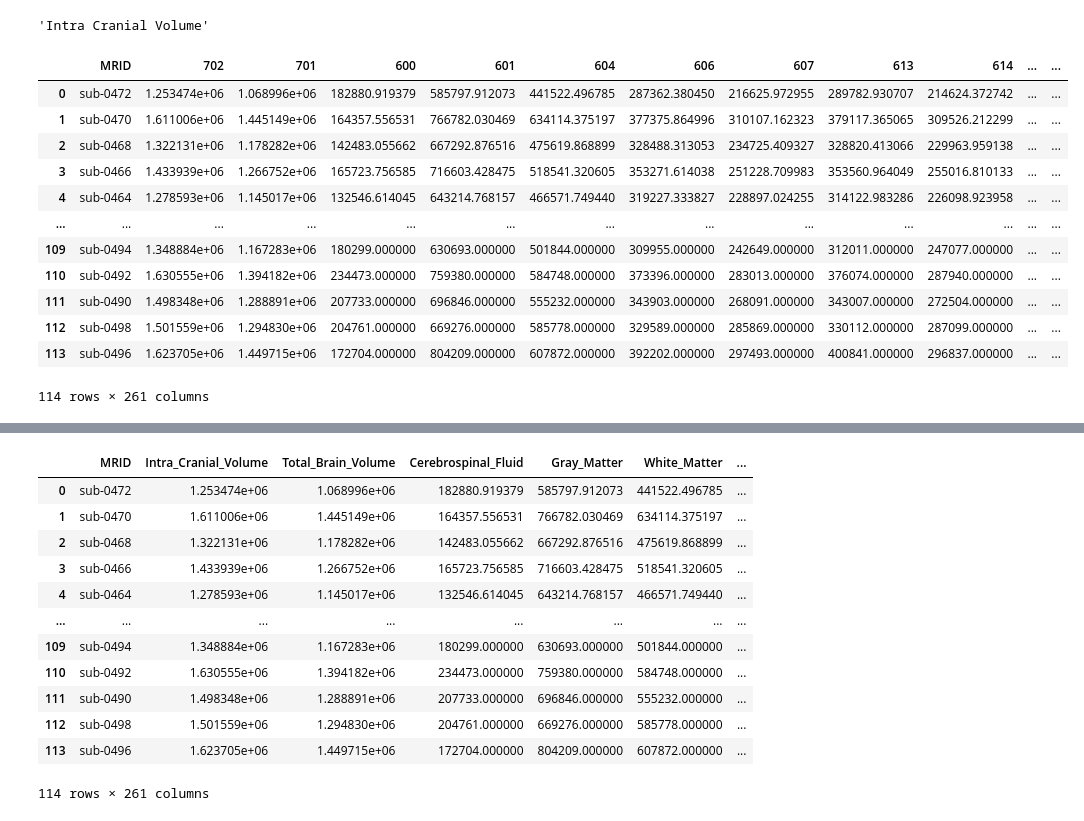
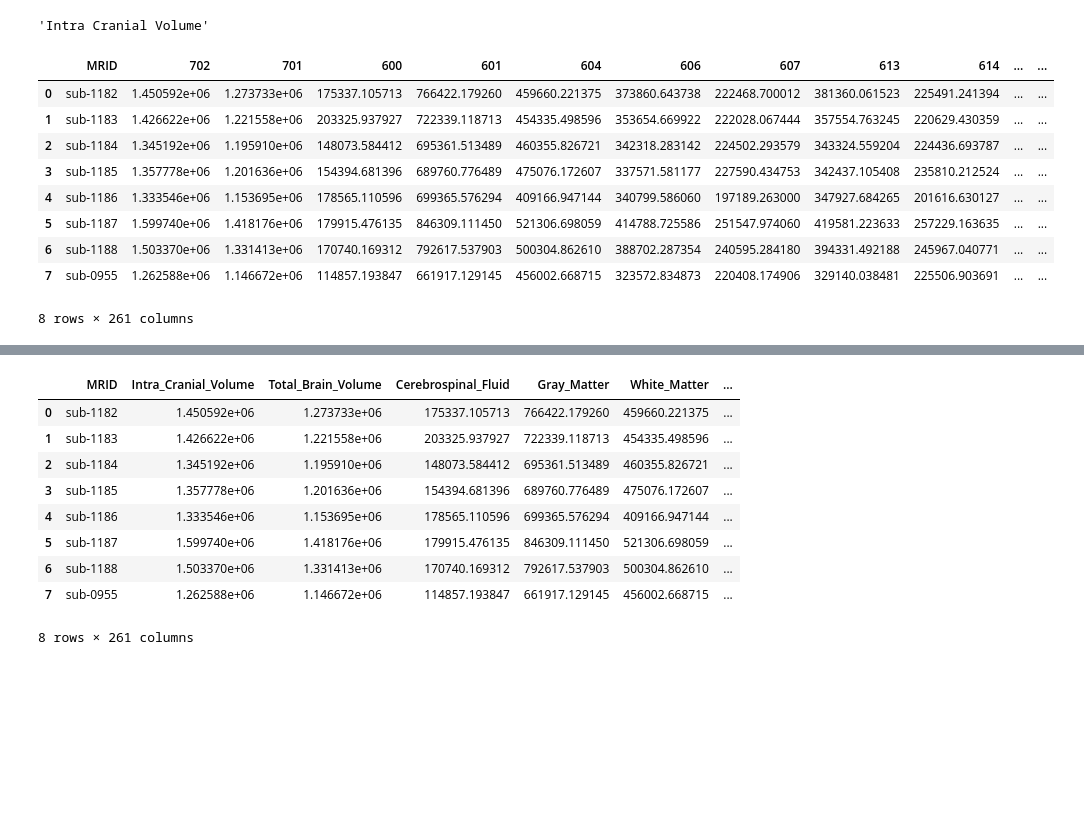
Before and after one commit to A-Cronnex/MRI-Project-2025, a Jupyter notebook: CONVERT_HEADERS_TO_ROIs.ipynb, the cells around one changed output, grey strips where cells are left out. Cells and saved outputs as stored; diff of their text form; code cells hidden in the pictures; blank space fills up the shorter version.

```diff
--- a/CONVERT_HEADERS_TO_ROIs.ipynb
+++ b/CONVERT_HEADERS_TO_ROIs.ipynb
@@ -10,27 +10,24 @@ ROI['702']['Full_Name']
 # %%
 import pandas as pd
 # %%
-dlmuse_row = pd.read_csv("./mdd_headers.csv") #Aqui tienen que reemplazar esta ruta por la ruta en la que descargaron el CSV generado de la plataforma
+dlmuse_row = pd.read_csv("./DLMUSE_Volumes.csv") #Aqui tienen que reemplazar esta ruta por la ruta en la que descargaron el CSV generado de la plataforma
 #dlmuse_row.drop(dlmuse_row.columns[0], axis=1, inplace=True)
-dlmuse_row.drop(dlmuse_row.columns[len(dlmuse_row.columns)-1], axis=1, inplace=True) #agregar diagnostico
-dlmuse_row.drop(dlmuse_row.columns[len(dlmuse_row.columns)-1], axis=1, inplace=True) #agregar diagnostico
+#dlmuse_row.drop(dlmuse_row.columns[len(dlmuse_row.columns)-1], axis=1, inplace=True) #agregar diagnostico
+#dlmuse_row.drop(dlmuse_row.columns[len(dlmuse_row.columns)-1], axis=1, inplace=True) #agregar diagnostico
 
 
 dlmuse_row
 # %% [output]
 |  | MRID | 702 | 701 | 600 | 601 | 604 | 606 | 607 | 613 | 614 | ... | ... |
-| 0 | sub-0472 | 1.253474e+06 | 1.068996e+06 | 182880.919379 | 585797.912073 | 441522.496785 | 287362.380450 | 216625.972955 | 289782.930707 | 214624.372742 | ... | ... |
-| 1 | sub-0470 | 1.611006e+06 | 1.445149e+06 | 164357.556531 | 766782.030469 | 634114.375197 | 377375.864996 | 310107.162323 | 379117.365065 | 309526.212299 | ... | ... |
-| 2 | sub-0468 | 1.322131e+06 | 1.178282e+06 | 142483.055662 | 667292.876516 | 475619.868899 | 328488.313053 | 234725.409327 | 328820.413066 | 229963.959138 | ... | ... |
-| 3 | sub-0466 | 1.433939e+06 | 1.266752e+06 | 165723.756585 | 716603.428475 | 518541.320605 | 353271.614038 | 251228.709983 | 353560.964049 | 255016.810133 | ... | ... |
-| 4 | sub-0464 | 1.278593e+06 | 1.145017e+06 | 132546.614045 | 643214.768157 | 466571.749440 | 319227.333827 | 228897.024255 | 314122.983286 | 226098.923958 | ... | ... |
-| ... | ... | ... | ... | ... | ... | ... | ... | ... | ... | ... | ... | ... |
-| 109 | sub-0494 | 1.348884e+06 | 1.167283e+06 | 180299.000000 | 630693.000000 | 501844.000000 | 309955.000000 | 242649.000000 | 312011.000000 | 247077.000000 | ... | ... |
-| 110 | sub-0492 | 1.630555e+06 | 1.394182e+06 | 234473.000000 | 759380.000000 | 584748.000000 | 373396.000000 | 283013.000000 | 376074.000000 | 287940.000000 | ... | ... |
-| 111 | sub-0490 | 1.498348e+06 | 1.288891e+06 | 207733.000000 | 696846.000000 | 555232.000000 | 343903.000000 | 268091.000000 | 343007.000000 | 272504.000000 | ... | ... |
-| 112 | sub-0498 | 1.501559e+06 | 1.294830e+06 | 204761.000000 | 669276.000000 | 585778.000000 | 329589.000000 | 285869.000000 | 330112.000000 | 287099.000000 | ... | ... |
-| 113 | sub-0496 | 1.623705e+06 | 1.449715e+06 | 172704.000000 | 804209.000000 | 607872.000000 | 392202.000000 | 297493.000000 | 400841.000000 | 296837.000000 | ... | ... |
+| 0 | sub-1182 | 1.450592e+06 | 1.273733e+06 | 175337.105713 | 766422.179260 | 459660.221375 | 373860.643738 | 222468.700012 | 381360.061523 | 225491.241394 | ... | ... |
+| 1 | sub-1183 | 1.426622e+06 | 1.221558e+06 | 203325.937927 | 722339.118713 | 454335.498596 | 353654.669922 | 222028.067444 | 357554.763245 | 220629.430359 | ... | ... |
+| 2 | sub-1184 | 1.345192e+06 | 1.195910e+06 | 148073.584412 | 695361.513489 | 460355.826721 | 342318.283142 | 224502.293579 | 343324.559204 | 224436.693787 | ... | ... |
+| 3 | sub-1185 | 1.357778e+06 | 1.201636e+06 | 154394.681396 | 689760.776489 | 475076.172607 | 337571.581177 | 227590.434753 | 342437.105408 | 235810.212524 | ... | ... |
+| 4 | sub-1186 | 1.333546e+06 | 1.153695e+06 | 178565.110596 | 699365.576294 | 409166.947144 | 340799.586060 | 197189.263000 | 347927.684265 | 201616.630127 | ... | ... |
+| 5 | sub-1187 | 1.599740e+06 | 1.418176e+06 | 179915.476135 | 846309.111450 | 521306.698059 | 414788.725586 | 251547.974060 | 419581.223633 | 257229.163635 | ... | ... |
+| 6 | sub-1188 | 1.503370e+06 | 1.331413e+06 | 170740.169312 | 792617.537903 | 500304.862610 | 388702.287354 | 240595.284180 | 394331.492188 | 245967.040771 | ... | ... |
+| 7 | sub-0955 | 1.262588e+06 | 1.146672e+06 | 114857.193847 | 661917.129145 | 456002.668715 | 323572.834873 | 220408.174906 | 329140.038481 | 225506.903691 | ... | ... |
-114 rows × 261 columns
+8 rows × 261 columns
 # %%
 
 #Aqui hay que reemplazar las columnas por sus nombres. Antes de correr el script, reemplacen el valor de recortar_value por el indice en el que se encuentra la cabecera 702. Esto puede variar
@@ -65,18 +62,15 @@ df_n = dlmuse_row.rename(columns = columns_n)
 df_n
 # %% [output]
 |  | MRID | Intra_Cranial_Volume | Total_Brain_Volume | Cerebrospinal_Fluid | Gray_Matter | White_Matter | ... |
-| 0 | sub-0472 | 1.253474e+06 | 1.068996e+06 | 182880.919379 | 585797.912073 | 441522.496785 | ... |
-| 1 | sub-0470 | 1.611006e+06 | 1.445149e+06 | 164357.556531 | 766782.030469 | 634114.375197 | ... |
-| 2 | sub-0468 | 1.322131e+06 | 1.178282e+06 | 142483.055662 | 667292.876516 | 475619.868899 | ... |
-| 3 | sub-0466 | 1.433939e+06 | 1.266752e+06 | 165723.756585 | 716603.428475 | 518541.320605 | ... |
-| 4 | sub-0464 | 1.278593e+06 | 1.145017e+06 | 132546.614045 | 643214.768157 | 466571.749440 | ... |
-| ... | ... | ... | ... | ... | ... | ... | ... |
-| 109 | sub-0494 | 1.348884e+06 | 1.167283e+06 | 180299.000000 | 630693.000000 | 501844.000000 | ... |
-| 110 | sub-0492 | 1.630555e+06 | 1.394182e+06 | 234473.000000 | 759380.000000 | 584748.000000 | ... |
-| 111 | sub-0490 | 1.498348e+06 | 1.288891e+06 | 207733.000000 | 696846.000000 | 555232.000000 | ... |
-| 112 | sub-0498 | 1.501559e+06 | 1.294830e+06 | 204761.000000 | 669276.000000 | 585778.000000 | ... |
-| 113 | sub-0496 | 1.623705e+06 | 1.449715e+06 | 172704.000000 | 804209.000000 | 607872.000000 | ... |
+| 0 | sub-1182 | 1.450592e+06 | 1.273733e+06 | 175337.105713 | 766422.179260 | 459660.221375 | ... |
+| 1 | sub-1183 | 1.426622e+06 | 1.221558e+06 | 203325.937927 | 722339.118713 | 454335.498596 | ... |
+| 2 | sub-1184 | 1.345192e+06 | 1.195910e+06 | 148073.584412 | 695361.513489 | 460355.826721 | ... |
+| 3 | sub-1185 | 1.357778e+06 | 1.201636e+06 | 154394.681396 | 689760.776489 | 475076.172607 | ... |
+| 4 | sub-1186 | 1.333546e+06 | 1.153695e+06 | 178565.110596 | 699365.576294 | 409166.947144 | ... |
+| 5 | sub-1187 | 1.599740e+06 | 1.418176e+06 | 179915.476135 | 846309.111450 | 521306.698059 | ... |
+| 6 | sub-1188 | 1.503370e+06 | 1.331413e+06 | 170740.169312 | 792617.537903 | 500304.862610 | ... |
+| 7 | sub-0955 | 1.262588e+06 | 1.146672e+06 | 114857.193847 | 661917.129145 | 456002.668715 | ... |
-114 rows × 261 columns
+8 rows × 261 columns
 # %%
 #Bipolar - 1
 #MDD - 2
```
Also changed, not shown: parts of 3 cells of this notebook, 14 other files.
